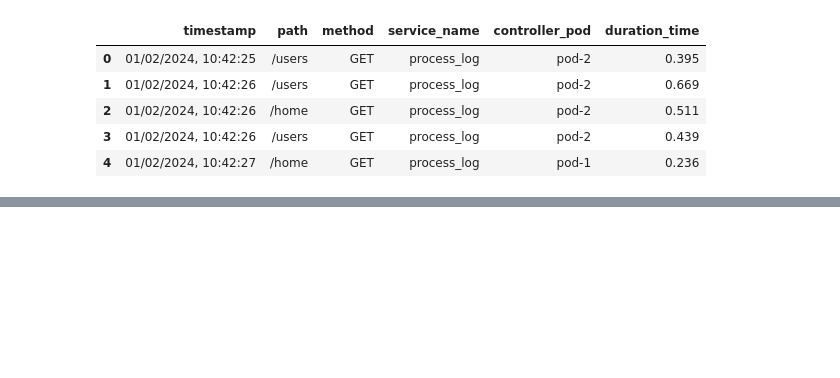
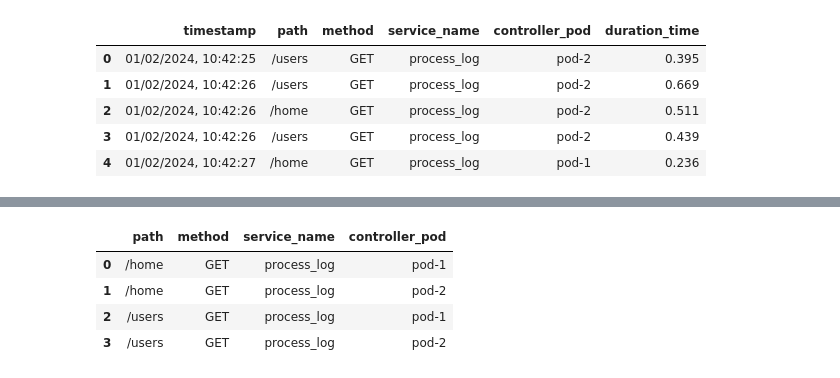
Before and after one commit to vuvietnguyenit/data_analystic, a Jupyter notebook: notebooks/bucketing_data.ipynb, the cells around one changed output, grey strips where cells are left out. Drawn from its saved outputs; the diff is of its cells as text; code cells hidden in the pictures; blank space fills up the shorter version.

```diff
--- a/notebooks/bucketing_data.ipynb
+++ b/notebooks/bucketing_data.ipynb
@@ -42,38 +42,13 @@ root_df.head()
 | 3 | 01/02/2024, 10:42:26 | /users | GET | process_log | pod-2 | 0.439 |
 | 4 | 01/02/2024, 10:42:27 | /home | GET | process_log | pod-1 | 0.236 |
 # %%
-
-arr_data = []
-
-
-# BUCKETS = [0.005, 0.01, 0.025, 0.05, 0.1, 0.25, 0.5, 1, 2]
-def bucketing(row_data: pd.Series):
-    duration_time = row_data["duration_time"]
+# Bins data to bucket latency
+def bucketing(duration_time):
+    res = []
     for bucket in BUCKETS:
         if duration_time <= bucket:
-            row = {
-                "timestamp": row_data.timestamp,
-                "path": row_data.path,
-                "method": row_data.method,
-                "service_name": row_data.service_name,
-                "controller_pod": row_data.controller_pod,
-                "duration_time": duration_time,
-                "le": str(bucket)
-            }
-            arr_data.append(row)
-    # Always append bucket +Inf
-    arr_data.append({
-        "timestamp": row_data.timestamp,
-        "path": row_data.path,
-        "method": row_data.method,
-        "service_name": row_data.service_name,
-        "duration_time": duration_time,
-        "controller_pod": row_data.controller_pod,
-        "le": "+Inf"
-    })
-    # print(arr_data)
+            res.append(bucket)
+    res.append("+Inf")
+    return res
 
-
-root_df.apply(lambda x: bucketing(x), axis=1)
-df_with_bucketed = pd.DataFrame.from_records(arr_data)
-df_with_bucketed
+root_df["le"] = root_df["duration_time"].apply(lambda x: bucketing(x))
@@ -123,0 +72,8 @@ df_with_bucketed.groupby([pd.Grouper(freq="30s"), 'path', 'method', 'controller_
+# %%
+group_dataset
+# %% [output]
+|  | path | method | service_name | controller_pod |
+| 0 | /home | GET | process_log | pod-1 |
+| 1 | /home | GET | process_log | pod-2 |
+| 2 | /users | GET | process_log | pod-1 |
+| 3 | /users | GET | process_log | pod-2 |
```
Also changed, not shown: parts of 12 cells of this notebook, 1 other file.
